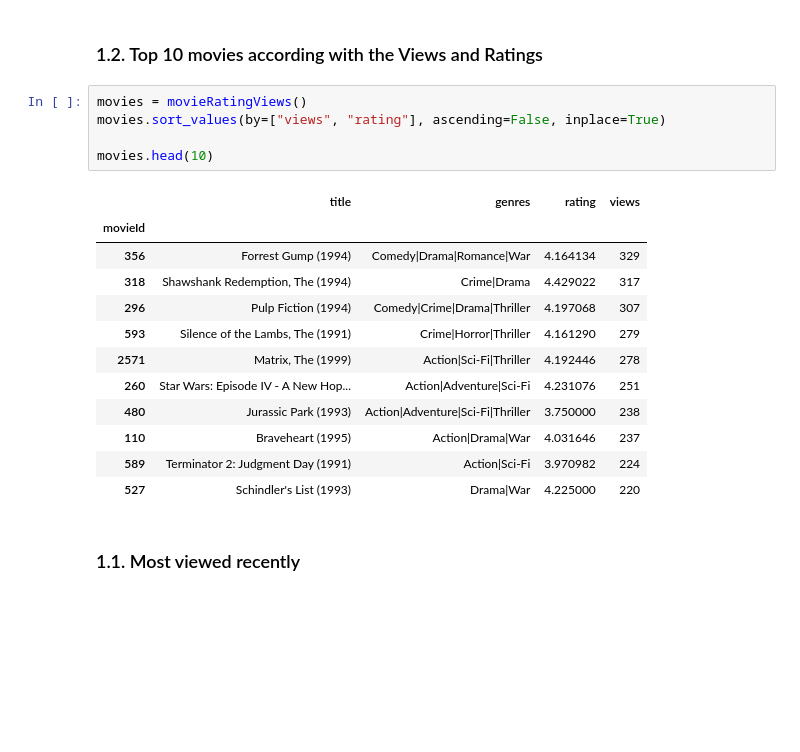
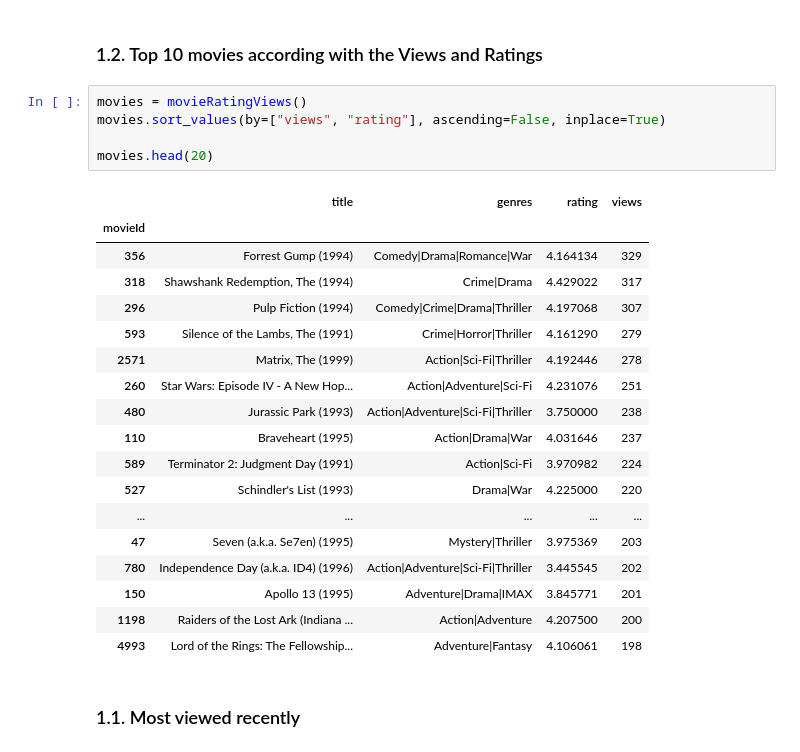
Before and after one commit to alaurentinoofficial/movielens-recomendation-system, a Jupyter notebook: recomendation.ipynb, the cells around one changed output. Saved outputs shown, nothing was run; the diff lists cells and outputs as text; blank space fills up the shorter version.

```diff
--- a/recomendation.ipynb
+++ b/recomendation.ipynb
@@ -57,21 +57,27 @@ def movieRatingViews(days_ago=0):
 # %%
 movies = movieRatingViews()
 movies.sort_values(by=["views", "rating"], ascending=False, inplace=True)
 
-movies.head(10)
+movies.head(20)
 # %% [output]
 |  | title | genres | rating | views |
 | movieId |  |  |  |  |
 | 356 | Forrest Gump (1994) | Comedy|Drama|Romance|War | 4.164134 | 329 |
 | 318 | Shawshank Redemption, The (1994) | Crime|Drama | 4.429022 | 317 |
 | 296 | Pulp Fiction (1994) | Comedy|Crime|Drama|Thriller | 4.197068 | 307 |
 | 593 | Silence of the Lambs, The (1991) | Crime|Horror|Thriller | 4.161290 | 279 |
 | 2571 | Matrix, The (1999) | Action|Sci-Fi|Thriller | 4.192446 | 278 |
 | 260 | Star Wars: Episode IV - A New Hop... | Action|Adventure|Sci-Fi | 4.231076 | 251 |
 | 480 | Jurassic Park (1993) | Action|Adventure|Sci-Fi|Thriller | 3.750000 | 238 |
 | 110 | Braveheart (1995) | Action|Drama|War | 4.031646 | 237 |
 | 589 | Terminator 2: Judgment Day (1991) | Action|Sci-Fi | 3.970982 | 224 |
 | 527 | Schindler's List (1993) | Drama|War | 4.225000 | 220 |
+| ... | ... | ... | ... | ... |
+| 47 | Seven (a.k.a. Se7en) (1995) | Mystery|Thriller | 3.975369 | 203 |
+| 780 | Independence Day (a.k.a. ID4) (1996) | Action|Adventure|Sci-Fi|Thriller | 3.445545 | 202 |
+| 150 | Apollo 13 (1995) | Adventure|Drama|IMAX | 3.845771 | 201 |
+| 1198 | Raiders of the Lost Ark (Indiana ... | Action|Adventure | 4.207500 | 200 |
+| 4993 | Lord of the Rings: The Fellowship... | Adventure|Fantasy | 4.106061 | 198 |
 # %% [markdown]
 ### 1.1. Most viewed recently
 # %%
```
Also changed, not shown: parts of 1 cell of this notebook.
